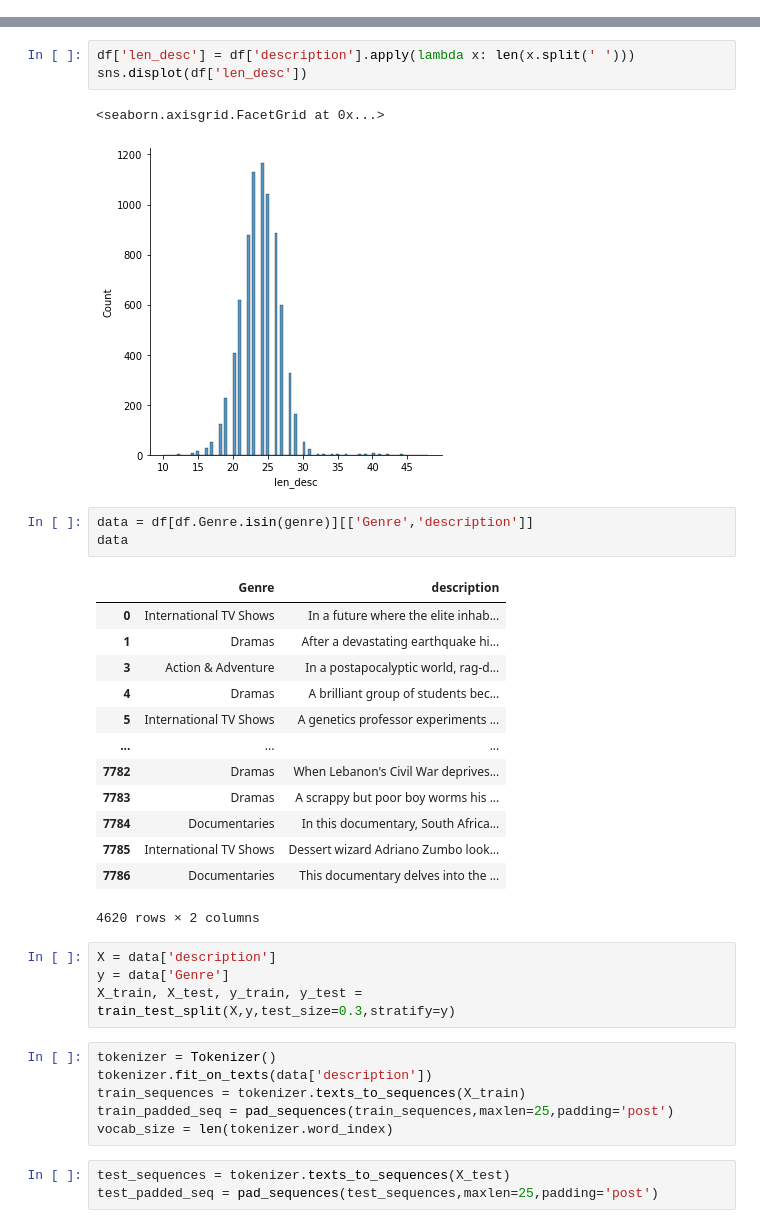
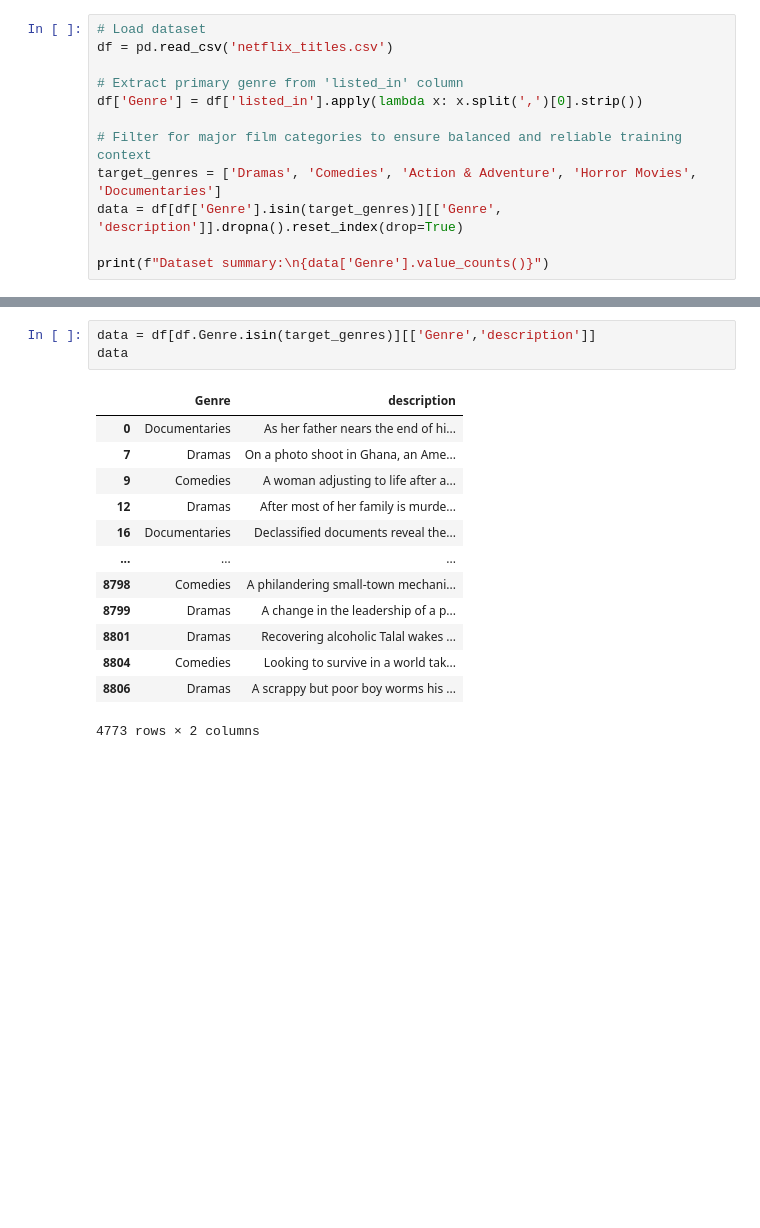
Before and after one commit to Haybolo7/NMGC, a Jupyter notebook: netflix-genre-classification-with-lstm.ipynb, the cells around one changed output, grey strips where cells are left out. Saved outputs shown, nothing was run; the diff lists cells and outputs as text; blank space fills up the shorter version.

```diff
--- a/netflix-genre-classification-with-lstm.ipynb
+++ b/netflix-genre-classification-with-lstm.ipynb
@@ -75,0 +21,12 @@ Name: Genre, Length: 7787, dtype: object
+# %%
+# Load dataset
+df = pd.read_csv('netflix_titles.csv')
+
+# Extract primary genre from 'listed_in' column
+df['Genre'] = df['listed_in'].apply(lambda x: x.split(',')[0].strip())
+
+# Filter for major film categories to ensure balanced and reliable training context
+target_genres = ['Dramas', 'Comedies', 'Action & Adventure', 'Horror Movies', 'Documentaries']
+data = df[df['Genre'].isin(target_genres)][['Genre', 'description']].dropna().reset_index(drop=True)
+
+print(f"Dataset summary:\n{data['Genre'].value_counts()}")
@@ -88,36 +130,17 @@ len(df[df.Genre.isin(genre)])/len(df)
-# %%
-df['len_desc'] = df['description'].apply(lambda x: len(x.split(' ')))
-sns.displot(df['len_desc'])
-# %% [output]
-<seaborn.axisgrid.FacetGrid at 0x...>
-[figure, removed]
 # %%
-data = df[df.Genre.isin(genre)][['Genre','description']]
+data = df[df.Genre.isin(target_genres)][['Genre','description']]
 data
 # %% [output]
 |  | Genre | description |
-| 0 | International TV Shows | In a future where the elite inhab... |
-| 1 | Dramas | After a devastating earthquake hi... |
-| 3 | Action & Adventure | In a postapocalyptic world, rag-d... |
-| 4 | Dramas | A brilliant group of students bec... |
-| 5 | International TV Shows | A genetics professor experiments ... |
+| 0 | Documentaries | As her father nears the end of hi... |
+| 7 | Dramas | On a photo shoot in Ghana, an Ame... |
+| 9 | Comedies | A woman adjusting to life after a... |
+| 12 | Dramas | After most of her family is murde... |
+| 16 | Documentaries | Declassified documents reveal the... |
 | ... | ... | ... |
-| 7782 | Dramas | When Lebanon's Civil War deprives... |
-| 7783 | Dramas | A scrappy but poor boy worms his ... |
-| 7784 | Documentaries | In this documentary, South Africa... |
-| 7785 | International TV Shows | Dessert wizard Adriano Zumbo look... |
-| 7786 | Documentaries | This documentary delves into the ... |
+| 8798 | Comedies | A philandering small-town mechani... |
+| 8799 | Dramas | A change in the leadership of a p... |
+| 8801 | Dramas | Recovering alcoholic Talal wakes ... |
+| 8804 | Comedies | Looking to survive in a world tak... |
+| 8806 | Dramas | A scrappy but poor boy worms his ... |
-4620 rows × 2 columns
+4773 rows × 2 columns
-# %%
-X = data['description']
-y = data['Genre']
-X_train, X_test, y_train, y_test = train_test_split(X,y,test_size=0.3,stratify=y)
-# %%
-tokenizer = Tokenizer()
-tokenizer.fit_on_texts(data['description'])
-train_sequences = tokenizer.texts_to_sequences(X_train)
-train_padded_seq = pad_sequences(train_sequences,maxlen=25,padding='post')
-vocab_size = len(tokenizer.word_index)
-# %%
-test_sequences = tokenizer.texts_to_sequences(X_test)
-test_padded_seq = pad_sequences(test_sequences,maxlen=25,padding='post')
```
Also changed, not shown: parts of 18 cells of this notebook.
